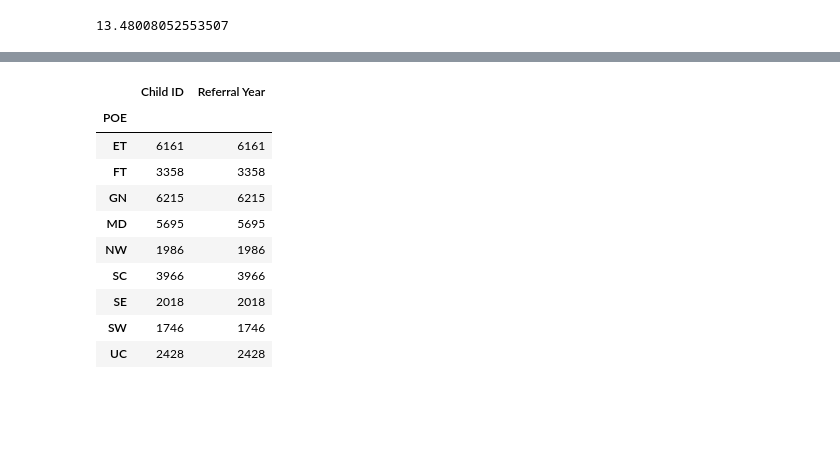
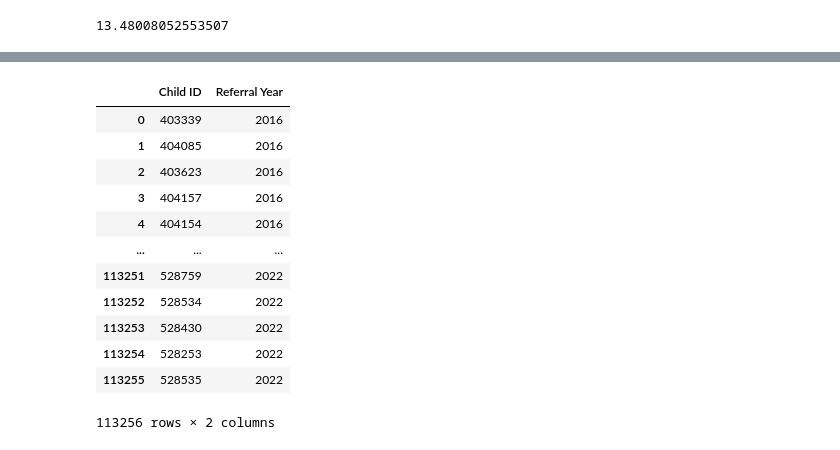
Before and after one commit to NSS-Full-Time-Data-Analytics-7/teis_project-syndrome, a Jupyter notebook: notebooks/LDR Question 1.ipynb, the cells around one changed output, grey strips where cells are left out. Drawn from its saved outputs; the diff is of its cells as text; code cells hidden in the pictures; blank space fills up the shorter version.

```diff
--- a/notebooks/ldr_teis_Ques_1.ipynb
+++ b/notebooks/LDR Question 1.ipynb
@@ -216,14 +170,17 @@ dups_df.groupby('Referral Year').count()
-# %%
-dups_df.groupby('POE').count()
-# %% [output]
-|  | Child ID | Referral Year |
-| POE |  |  |
-| ET | 6161 | 6161 |
-| FT | 3358 | 3358 |
-| GN | 6215 | 6215 |
-| MD | 5695 | 5695 |
-| NW | 1986 | 1986 |
-| SC | 3966 | 3966 |
-| SE | 2018 | 2018 |
-| SW | 1746 | 1746 |
-| UC | 2428 | 2428 |
+# %%
+RY = monthlydf[['Child ID', 'Referral Year']]
+RY
+# %% [output]
+|  | Child ID | Referral Year |
+| 0 | 403339 | 2016 |
+| 1 | 404085 | 2016 |
+| 2 | 403623 | 2016 |
+| 3 | 404157 | 2016 |
+| 4 | 404154 | 2016 |
+| ... | ... | ... |
+| 113251 | 528759 | 2022 |
+| 113252 | 528534 | 2022 |
+| 113253 | 528430 | 2022 |
+| 113254 | 528253 | 2022 |
+| 113255 | 528535 | 2022 |
+113256 rows × 2 columns
```
Also changed, not shown: parts of 15 cells of this notebook, 1 other file.
